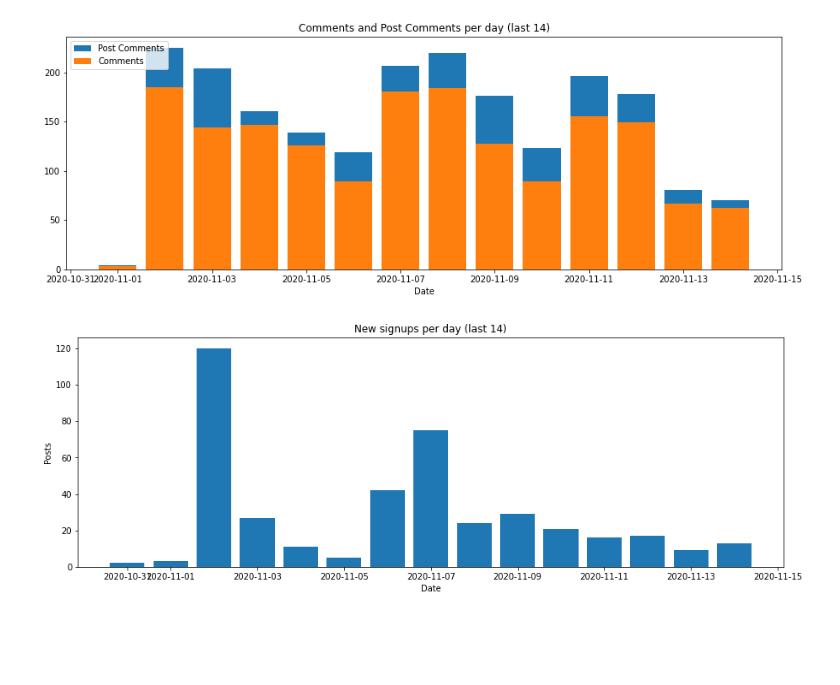
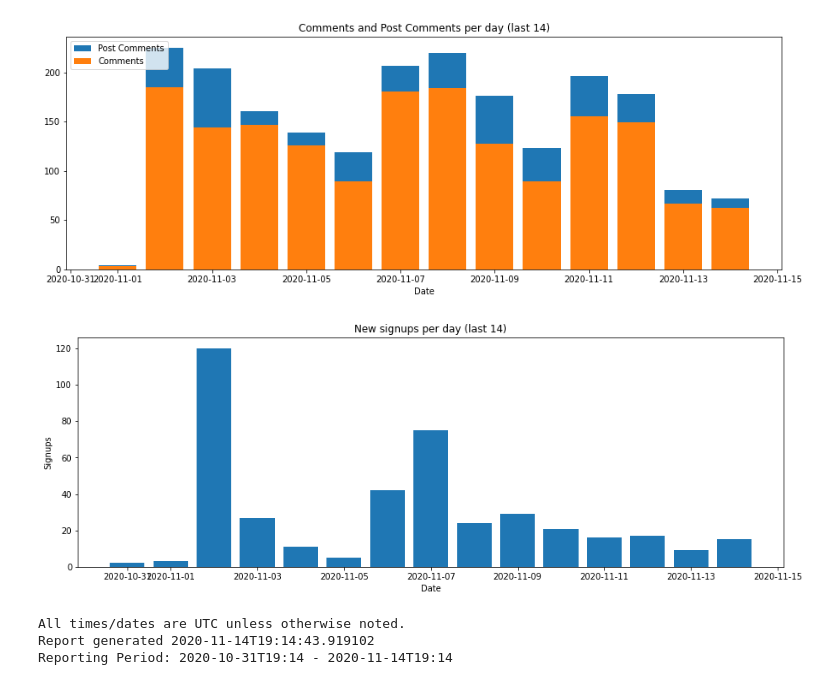
Before and after one commit to Journaly/janalytics, a Jupyter notebook: Activity Report.ipynb, the cells around one changed output. Saved outputs shown, nothing was run; the diff lists cells and outputs as text; code cells hidden in the pictures; blank space fills up the shorter version.

Commit message:
Mark reports with a timestamp.

```diff
--- a/Activity Report.ipynb
+++ b/Activity Report.ipynb
@@ -36,6 +36,7 @@ def union_timeseries(*timeseries):
 # %%
 # Number of days into the past to run timeseries reports for
 TIME_PERIOD = timedelta(days=14)
+NOW = datetime.utcnow()
 # %%
 with get_cursor() as cur:
     cur.execute('SELECT COUNT(*) FROM "Post";')
@@ -53,7 +54,7 @@ with get_cursor() as cur:
         WHERE "Post"."createdAt" > %s
         GROUP BY date
         ORDER BY date;
-    ''', (datetime.utcnow() - TIME_PERIOD,))
+    ''', (NOW - TIME_PERIOD,))
     rows = cur.fetchall()
 
     dates, post_counts = transpose(rows)
@@ -74,7 +75,7 @@ with get_cursor() as cur:
         WHERE "Comment"."createdAt" > %s
         GROUP BY date
         ORDER BY date;
-    ''', (datetime.utcnow() - TIME_PERIOD,))
+    ''', (NOW - TIME_PERIOD,))
     comment_rows = cur.fetchall()
 
     cur.execute('''
@@ -82,7 +83,7 @@ with get_cursor() as cur:
         WHERE "PostComment"."createdAt" > %s
         GROUP BY date
         ORDER BY date;
-    ''', (datetime.utcnow() - TIME_PERIOD,))
+    ''', (NOW - TIME_PERIOD,))
     post_comment_rows = cur.fetchall()
 
     dates, comment_counts, post_comment_counts = transpose(union_timeseries(comment_rows, post_comment_rows))
@@ -103,21 +104,32 @@ with get_cursor() as cur:
 # %%
 with get_cursor() as cur:
     cur.execute('''
         SELECT "createdAt"::DATE as date, COUNT(*) FROM "User"
         WHERE "User"."createdAt" > %s
         GROUP BY date
         ORDER BY date;
-    ''', (datetime.utcnow() - TIME_PERIOD,))
+    ''', (NOW - TIME_PERIOD,))
     rows = cur.fetchall()
 
     dates, signup_counts = transpose(rows)
 
     fig = plt.figure(figsize=(15,5))
     plt.subplot(1,1,1)
     plt.title('New signups per day (last %d)' % TIME_PERIOD.days)
     plt.xlabel('Date')
-    plt.ylabel('Posts')
+    plt.ylabel('Signups')
     plt.bar(dates, signup_counts)
     plt.show()
 # %% [output]
-[figure, old version]
+[figure, new version]
+# %%
+print('All times/dates are UTC unless otherwise noted.')
+print('Report generated %s' % NOW.isoformat())
+print('Reporting Period: %s - %s' % (
+    (NOW - TIME_PERIOD).isoformat('T', 'minutes'),
+    NOW.isoformat('T', 'minutes')
+))
+# %% [output]
+All times/dates are UTC unless otherwise noted.
+Report generated 2020-11-14T19:14:43.919102
+Reporting Period: 2020-10-31T19:14 - 2020-11-14T19:14
```
Also changed, not shown: parts of 1 cell of this notebook.
